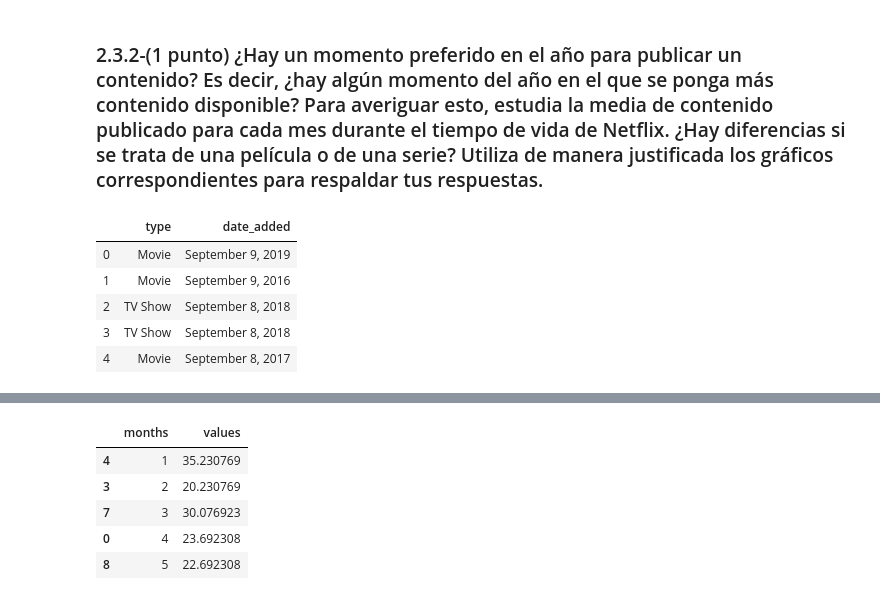
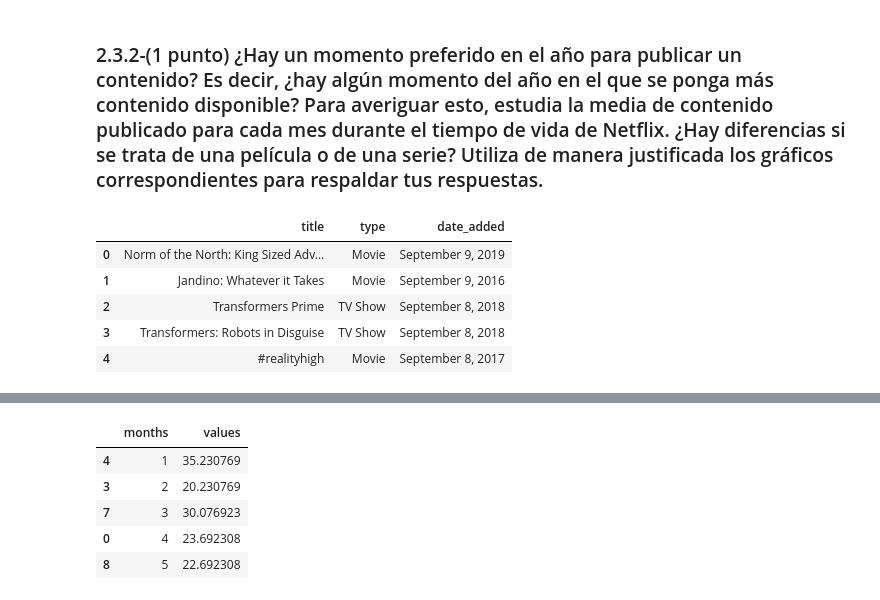
Before and after one commit to Jotivirix/Datamining_UFV, a Jupyter notebook: Lab1/entregable2/Lab1-Entregable2.ipynb, the cells around one changed output, grey strips where cells are left out. Cells and saved outputs as stored; diff of their text form; code cells hidden in the pictures.

```diff
--- a/Lab1/entregable2/Lab1-Entregable2.ipynb
+++ b/Lab1/entregable2/Lab1-Entregable2.ipynb
@@ -405,16 +423,16 @@ De nuevo, hemos escogido el gráfico de barras para representar los datos ya que
 ### 2.3.2-(1 punto) ¿Hay un momento preferido en el año para publicar un contenido? Es decir, ¿hay algún momento del año en el que se ponga más contenido disponible? Para averiguar esto, estudia la media de contenido publicado para cada mes durante el tiempo de vida de Netflix. ¿Hay diferencias si se trata de una película o de una serie? Utiliza de manera justificada los gráficos correspondientes para respaldar tus respuestas.
 # %%
 #Necesitamos un dataframe con el tipo de contenido y la fecha de publicacion en Netflix
-df_netflix3 = df_netflix[['type','date_added']]
+df_netflix3 = df_netflix[['title','type','date_added']]
 #Visualizamos los datos
 df_netflix3.head()
 # %% [output]
-|  | type | date_added |
-| 0 | Movie | September 9, 2019 |
-| 1 | Movie | September 9, 2016 |
-| 2 | TV Show | September 8, 2018 |
-| 3 | TV Show | September 8, 2018 |
-| 4 | Movie | September 8, 2017 |
+|  | title | type | date_added |
+| 0 | Norm of the North: King Sized Adv... | Movie | September 9, 2019 |
+| 1 | Jandino: Whatever it Takes | Movie | September 9, 2016 |
+| 2 | Transformers Prime | TV Show | September 8, 2018 |
+| 3 | Transformers: Robots in Disguise | TV Show | September 8, 2018 |
+| 4 | #realityhigh | Movie | September 8, 2017 |
 # %%
 #Borramos los valores nulos
 df_netflix3 = df_netflix3.dropna()
```
Also changed, not shown: parts of 7 cells of this notebook, 3 other files.
